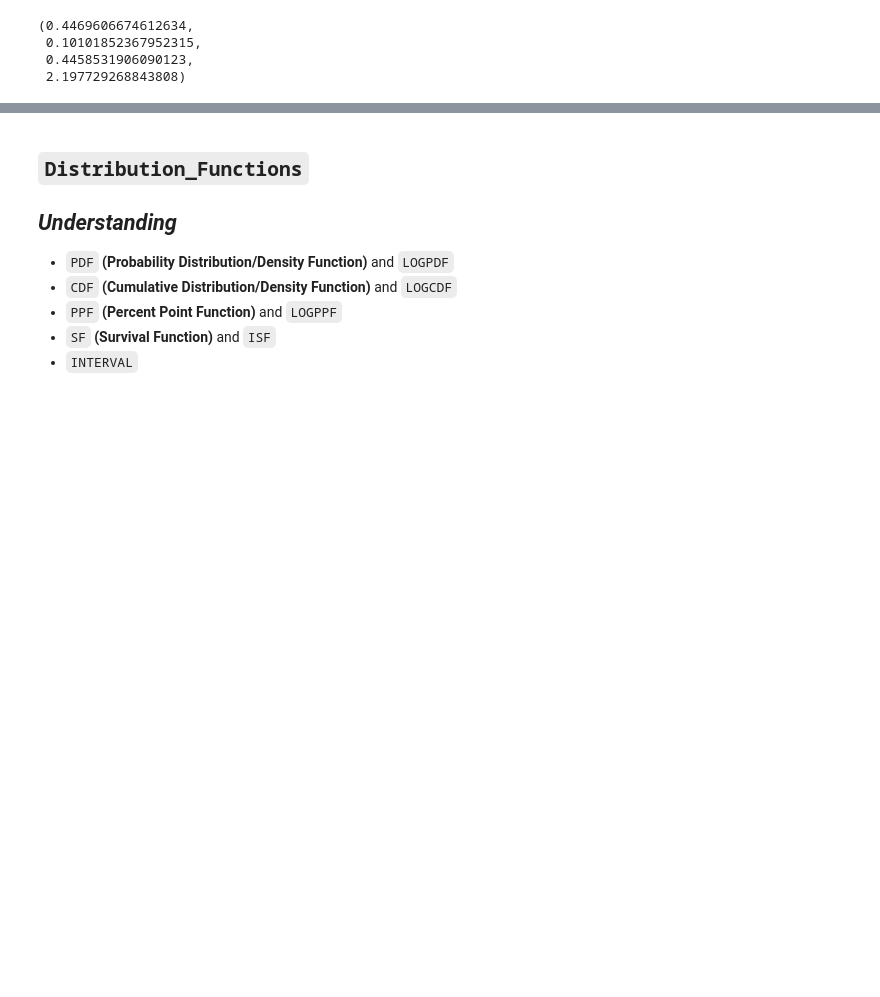
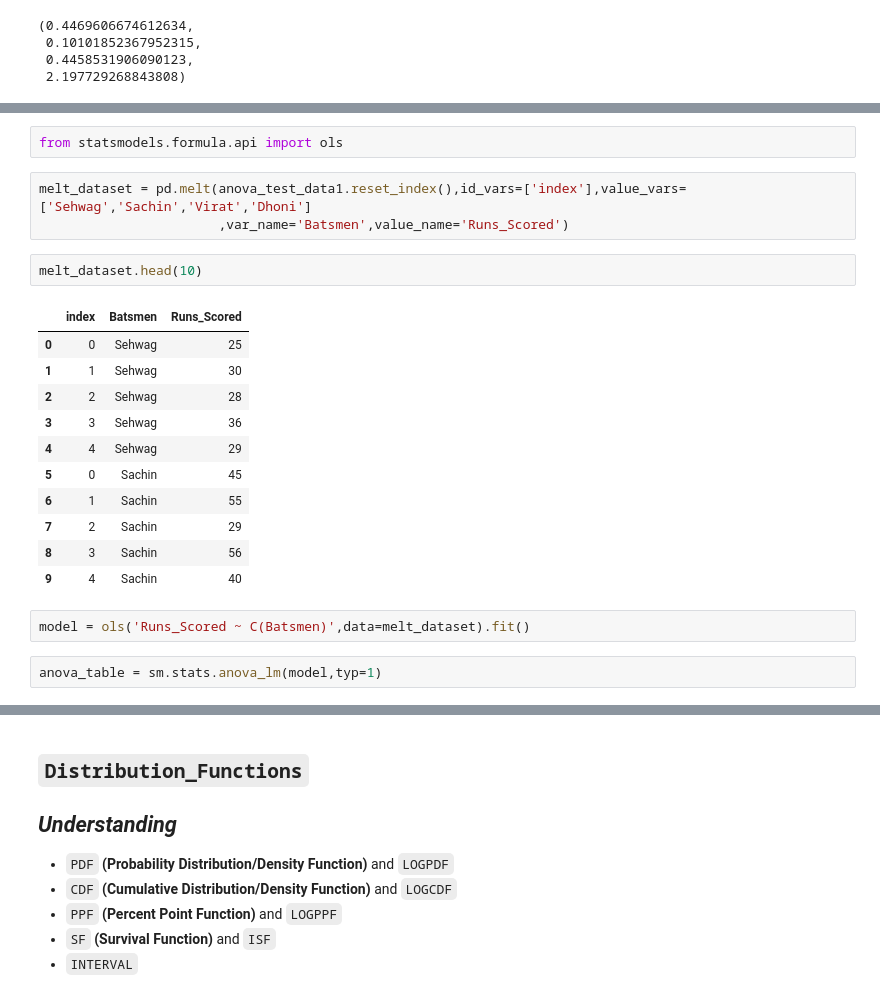
Before and after one commit to raj-shr-git/Statistical_testing_python, a Jupyter notebook: Stats_Practice.ipynb, the cells around one changed output, grey strips where cells are left out. Cells and saved outputs as stored; diff of their text form; blank space fills up the shorter version.

```diff
--- a/Stats_Practice.ipynb
+++ b/Stats_Practice.ipynb
@@ -1135,0 +1252,23 @@ f_dist_test(7.50,16.78,loc=0.90,alternative='two-sided',cal_x1_x2_var=False,n1_o
+# %%
+from statsmodels.formula.api import ols
+# %%
+melt_dataset = pd.melt(anova_test_data1.reset_index(),id_vars=['index'],value_vars=['Sehwag','Sachin','Virat','Dhoni']
+                       ,var_name='Batsmen',value_name='Runs_Scored')
+# %%
+melt_dataset.head(10)
+# %% [output]
+|  | index | Batsmen | Runs_Scored |
+| 0 | 0 | Sehwag | 25 |
+| 1 | 1 | Sehwag | 30 |
+| 2 | 2 | Sehwag | 28 |
+| 3 | 3 | Sehwag | 36 |
+| 4 | 4 | Sehwag | 29 |
+| 5 | 0 | Sachin | 45 |
+| 6 | 1 | Sachin | 55 |
+| 7 | 2 | Sachin | 29 |
+| 8 | 3 | Sachin | 56 |
+| 9 | 4 | Sachin | 40 |
+# %%
+model = ols('Runs_Scored ~ C(Batsmen)',data=melt_dataset).fit()
+# %%
+anova_table = sm.stats.anova_lm(model,typ=1)
```
Also changed, not shown: parts of 72 cells of this notebook.
